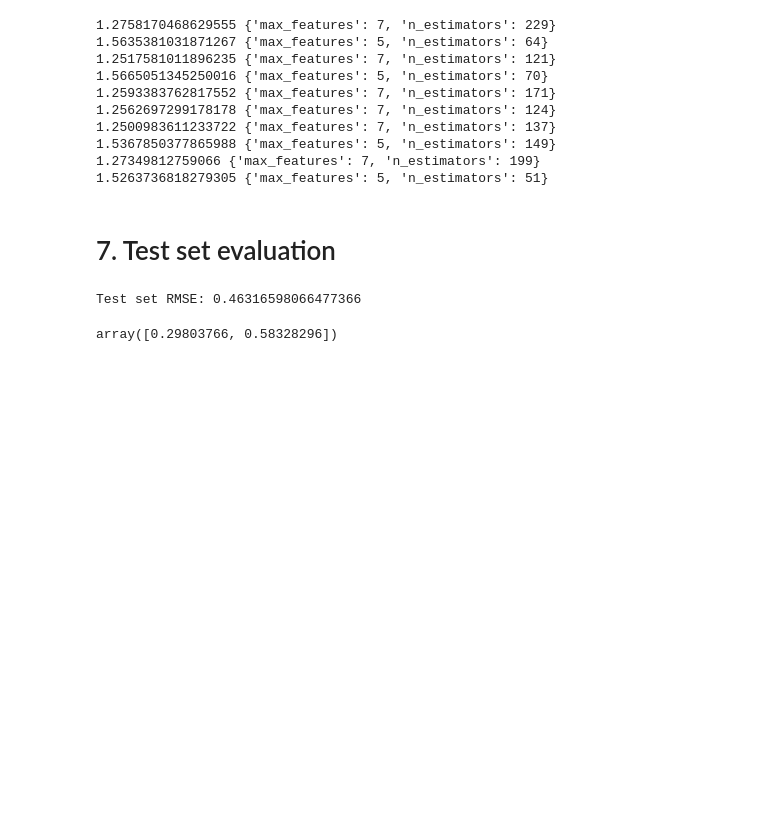
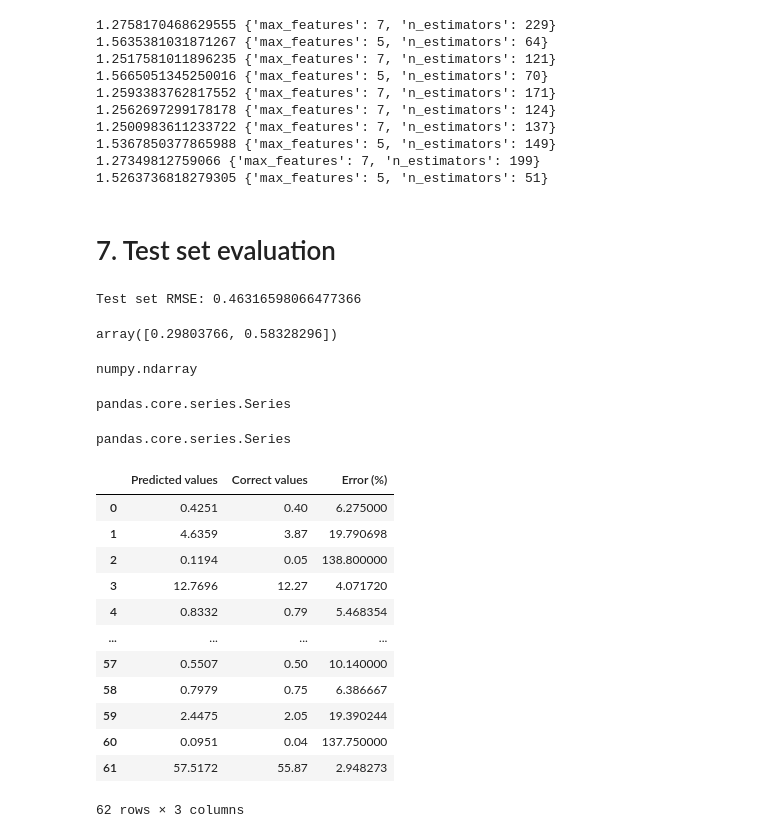
Before and after one commit to dujest/yacht-resistance, a Jupyter notebook: yacht_resistance_prediction.ipynb, the cells around one changed output. Cells and saved outputs as stored; diff of their text form; code cells hidden in the pictures; blank space fills up the shorter version.

```diff
--- a/yacht_resistance_prediction.ipynb
+++ b/yacht_resistance_prediction.ipynb
@@ -749,0 +752,30 @@ array([0.29803766, 0.58328296])
+# %%
+type(final_predictions)
+# %% [output]
+numpy.ndarray
+# %%
+type(y_test)
+# %% [output]
+pandas.core.series.Series
+# %%
+type(error_percentage)
+# %% [output]
+pandas.core.series.Series
+# %%
+error_table = np.block([[final_predictions], [y_test], [error_percentage]]).T
+# %%
+pd.DataFrame(error_table, columns=["Predicted values", "Correct values", "Error (%)"])
+# %% [output]
+|  | Predicted values | Correct values | Error (%) |
+| 0 | 0.4251 | 0.40 | 6.275000 |
+| 1 | 4.6359 | 3.87 | 19.790698 |
+| 2 | 0.1194 | 0.05 | 138.800000 |
+| 3 | 12.7696 | 12.27 | 4.071720 |
+| 4 | 0.8332 | 0.79 | 5.468354 |
+| ... | ... | ... | ... |
+| 57 | 0.5507 | 0.50 | 10.140000 |
+| 58 | 0.7979 | 0.75 | 6.386667 |
+| 59 | 2.4475 | 2.05 | 19.390244 |
+| 60 | 0.0951 | 0.04 | 137.750000 |
+| 61 | 57.5172 | 55.87 | 2.948273 |
+62 rows × 3 columns
```
Also changed, not shown: parts of 5 cells of this notebook.
